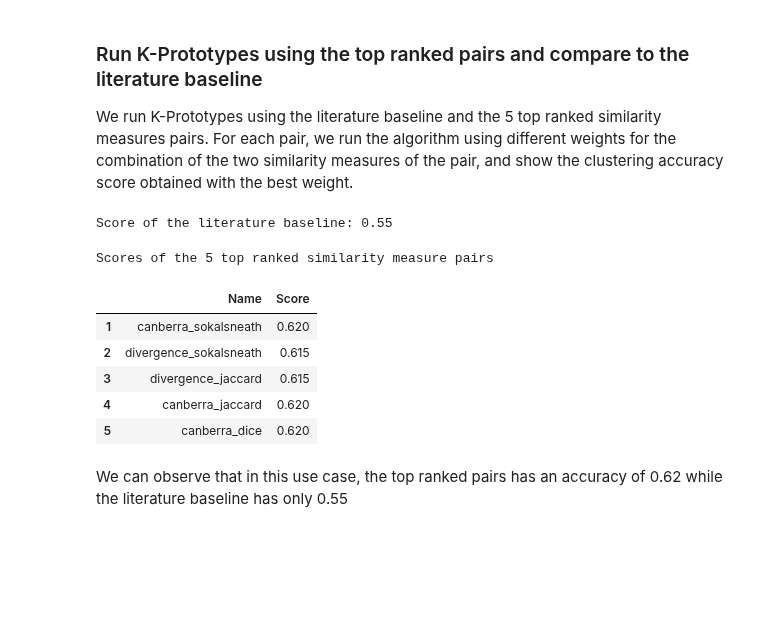
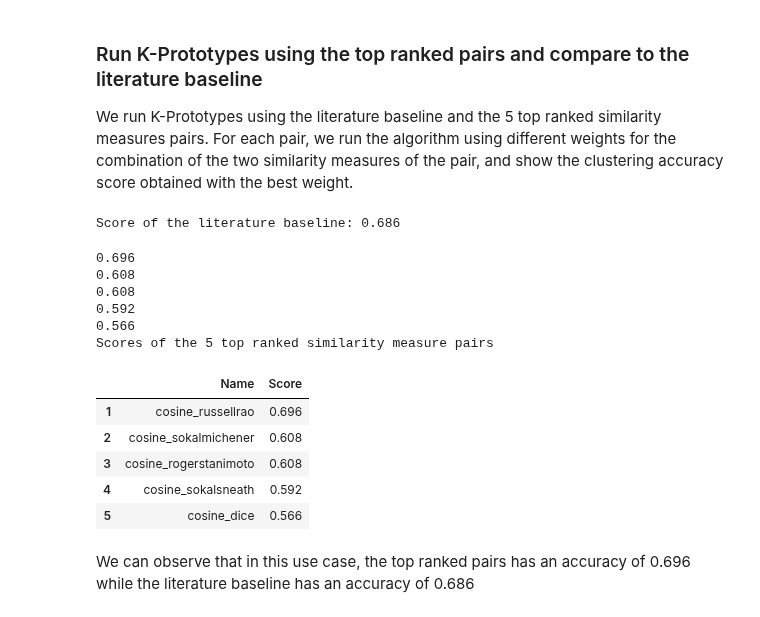
Before and after one commit to AbdoulayeDiop/simrec, a Jupyter notebook: example.ipynb, the cells around one changed output. Saved outputs shown, nothing was run; the diff lists cells and outputs as text; code cells hidden in the pictures; blank space fills up the shorter version.

```diff
--- a/example.ipynb
+++ b/example.ipynb
@@ -52,10 +52,10 @@ def discretize(x, n):
 
 # Create a synthetic dataset with the following parameters
 n_clusters = 5
-n_att = 3
-c_att = 7
+n_att = 5
+c_att = 5
 n_feats = n_att + c_att
-n_samples = 200
+n_samples = 500
 
 # We use the make_blobs function in sklearn to create an initial dataset with the total number of features
 X, y = make_blobs(
@@ -73,7 +73,7 @@ Xcat = np.zeros(shape=(n_samples, c_att))
 
 # Finally we discretize the categorical attributes
 for j in range(c_att):
-    n_cat = np.random.randint(2, 10)
+    n_cat = np.random.randint(2, 5)
     Xcat[:, j] = discretize(X[:, n_att+j], n_cat)
 
 # We create the one hot encoding representation of the Xcat which will be used with binary similarity measures
@@ -125,7 +125,7 @@ literature_baseline = "sqeuclidean_hamming"
 
 X = np.c_[Xnum, Xcat]
 num_metric = get_metric(literature_baseline.split("_")[0]).fit(Xnum)
-cat_metric = get_metric(literature_baseline.split("_")[0]).fit(Xcat)
+cat_metric = get_metric(literature_baseline.split("_")[1]).fit(Xcat)
 weights = np.concatenate((np.linspace(0, 1, 6), np.arange(2, 10)))
 scores = []
 # We run the algorithm for different weight
@@ -146,7 +146,7 @@ for i, gamma in enumerate(weights):
 best_score = max(scores)
 print("Score of the literature baseline:", best_score)
 # %% [output]
-Score of the literature baseline: 0.55
+Score of the literature baseline: 0.686
 # %%
 best_scores = {}
 # For each of the 5 top ranked similarity measures pairs
@@ -155,42 +155,47 @@ for k, pair_name in enumerate(ranked_pairs[:5]):
     X = np.c_[Xnum, Xcat] if pair_name.split("_")[1] in \
         get_available_metrics(data_type="categorical") else np.c_[Xnum, Xdummy]
     num_metric = get_metric(pair_name.split("_")[0]).fit(Xnum)
-    cat_metric = get_metric(pair_name.split("_")[0]).fit(X[:, Xnum.shape[1]:])
-    weights = list(np.linspace(0, 0.9, 10)) + list(np.linspace(1, 10, 19))
+    cat_metric = get_metric(pair_name.split("_")[1]).fit(X[:, Xnum.shape[1]:])
+    weights = np.concatenate((np.linspace(0, 1, 6), np.arange(2, 10)))
     scores = []
 
     # We run the algorithm for different weights
     for i, gamma in enumerate(weights):
         kp = KPrototypes(
             n_clusters=n_clusters,
             gamma=gamma,
             num_dissim=num_metric.flex,
             cat_dissim=cat_metric.flex,
             random_state=0,
             n_init=10,
             init='huang',
             n_jobs=-1
         )
         clusters = kp.fit_predict(X, categorical=list(range(Xnum.shape[1], X.shape[1])))
         scores.append(get_score(y, clusters, eval_metric="acc"))
 
     # And store the best accuracy score
     best_score = max(scores)
-    # print(best_score)
+    print(best_score)
     best_scores[k+1] = {
         "Name": pair_name,
         "Score": best_score
     }
 df = pd.DataFrame.from_dict(best_scores, orient="index")
 print("Scores of the 5 top ranked similarity measure pairs")
 df
 # %% [output]
+0.696
+0.608
+0.608
+0.592
+0.566
 Scores of the 5 top ranked similarity measure pairs
 |  | Name | Score |
-| 1 | canberra_sokalsneath | 0.620 |
-| 2 | divergence_sokalsneath | 0.615 |
-| 3 | divergence_jaccard | 0.615 |
-| 4 | canberra_jaccard | 0.620 |
-| 5 | canberra_dice | 0.620 |
+| 1 | cosine_russellrao | 0.696 |
+| 2 | cosine_sokalmichener | 0.608 |
+| 3 | cosine_rogerstanimoto | 0.608 |
+| 4 | cosine_sokalsneath | 0.592 |
+| 5 | cosine_dice | 0.566 |
 # %% [markdown]
-We can observe that in this use case, the top ranked pairs has an accuracy of 0.62 while the literature baseline has only 0.55
+We can observe that in this use case, the top ranked pairs has an accuracy of 0.696 while the literature baseline has an accuracy of 0.686
```
Also changed, not shown: parts of 1 cell of this notebook, 3 other files.
